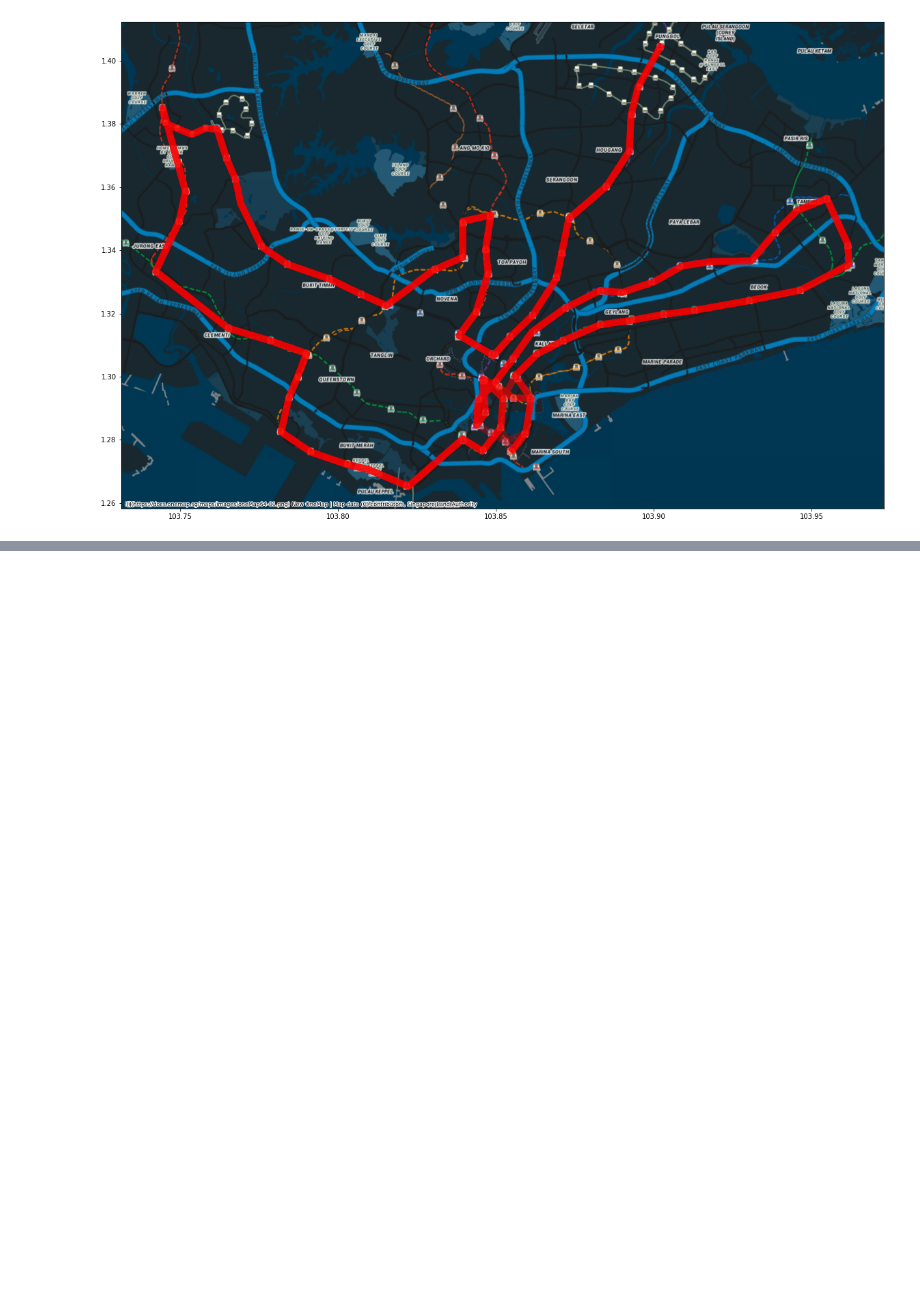
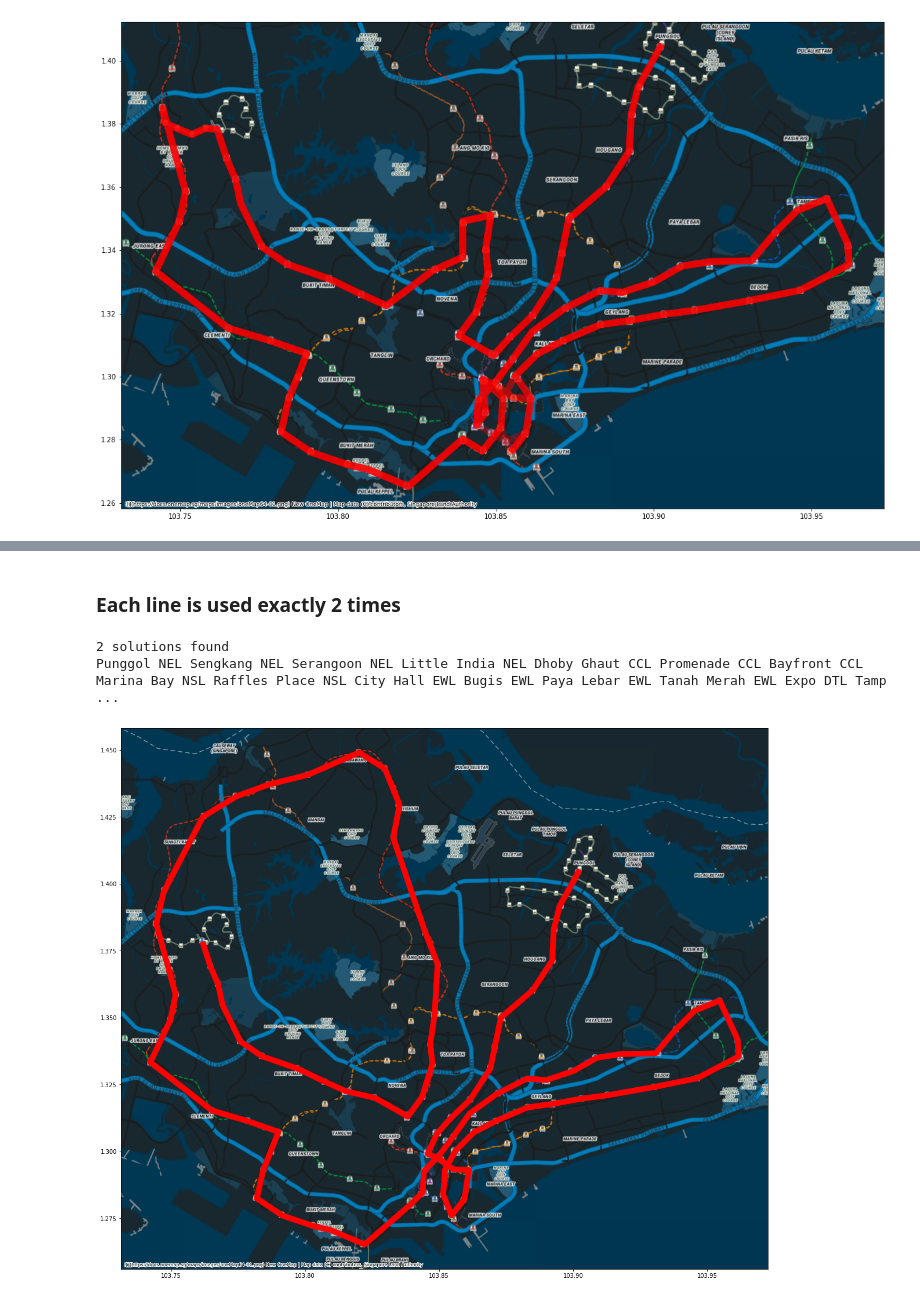
Before and after one commit to izzhafeez/MRT-puzzle, a Jupyter notebook: MRT puzzle.ipynb, the cells around one changed output, grey strips where cells are left out. Drawn from its saved outputs; the diff is of its cells as text; code cells hidden in the pictures; blank space fills up the shorter version.

```diff
--- a/MRT puzzle.ipynb
+++ b/MRT puzzle.ipynb
@@ -338,0 +333,23 @@ AttributeError: module 'shapely' has no attribute 'geometry'
+# %% [markdown]
+### Each line is used exactly 2 times
+# %%
+solutions = []
+for potentialSolution in reachesAll:
+    stationsOrder = [potentialSolution[2*i] for i in range(len(stations))]
+    linesOrder = [potentialSolution[2*i+1] for i in range(len(stations)-1)]
+    condensedLinesOrder = [linesOrder[i] for i in range(len(linesOrder)-1) if linesOrder[i] != linesOrder[i+1]] + [linesOrder[-1]]
+    usages = [x for x in collections.Counter(condensedLinesOrder).most_common() if x[0] != "LRT"]
+    success = usages[0][1] == 2 and usages[-1][1] == 2
+    if success: solutions.append(list(zip(stationsOrder, linesOrder+["END"])))
+
+G = getG(solutions)
+
+G = gpd.GeoDataFrame(pd.DataFrame(G, columns = ["Solution", "Path", "geometry"]), geometry="geometry")
+ax = G.geometry.iloc[:1].plot(figsize=(20,20), edgecolor="red", linewidth=10, alpha = 1)
+ctx.add_basemap(ax, zoom=13, crs="EPSG:4326", source=ctx.providers.OneMapSG.Night)
+print(f"{len(solutions)} solutions found")
+print(" ".join([item for sublist in G.iloc[0].Solution for item in sublist]))
+# %% [output]
+2 solutions found
+Punggol NEL Sengkang NEL Serangoon NEL Little India NEL Dhoby Ghaut CCL Promenade CCL Bayfront CCL Marina Bay NSL Raffles Place NSL City Hall EWL Bugis EWL Paya Lebar EWL Tanah Merah EWL Expo DTL Tamp ...
+[figure, added]
```
Also changed, not shown: parts of 31 cells of this notebook.
